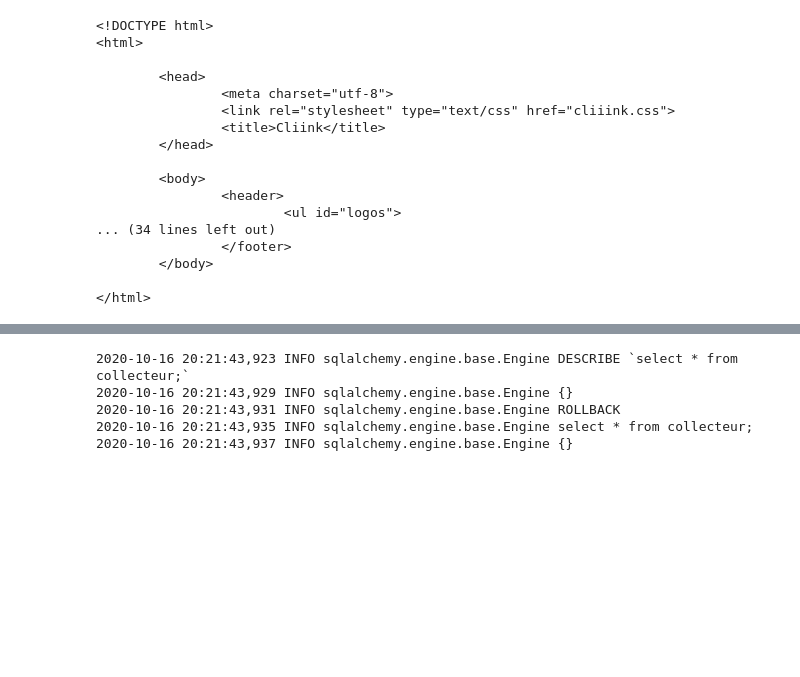
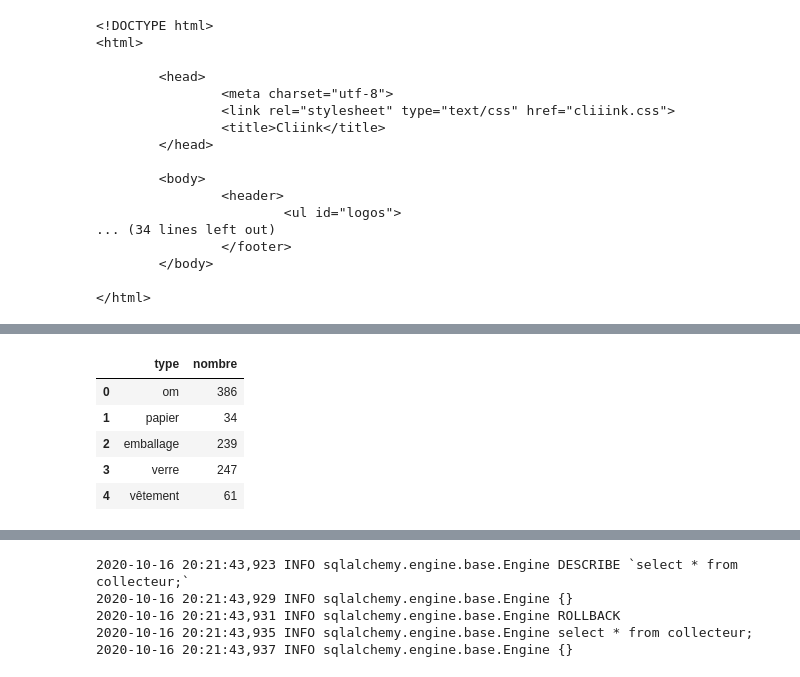
Before and after one commit to fernandes-stephane/projet_cliiink, a Jupyter notebook: dashboard/jinja/dashboard_1.ipynb, the cells around one changed output, grey strips where cells are left out. Cells and saved outputs as stored; diff of their text form; code cells hidden in the pictures; blank space fills up the shorter version.

```diff
--- a/dashboard/jinja/dashboard_1.ipynb
+++ b/dashboard/jinja/dashboard_1.ipynb
@@ -111,0 +133,9 @@ html_file.close()
+# %%
+dfcollecteur
+# %% [output]
+|  | type | nombre |
+| 0 | om | 386 |
+| 1 | papier | 34 |
+| 2 | emballage | 239 |
+| 3 | verre | 247 |
+| 4 | vêtement | 61 |
```
Also changed, not shown: parts of 22 cells of this notebook, 3 other files.
